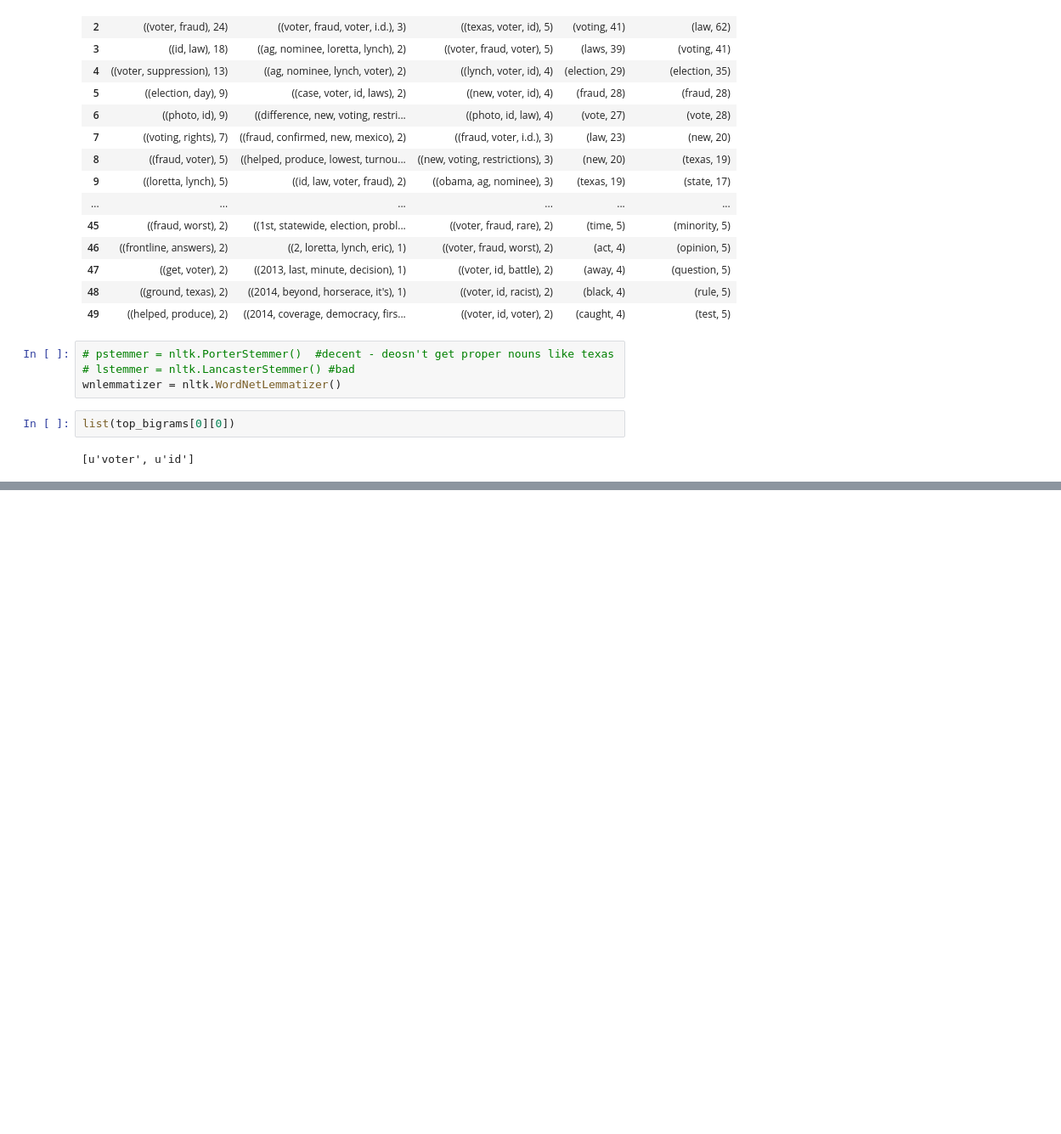
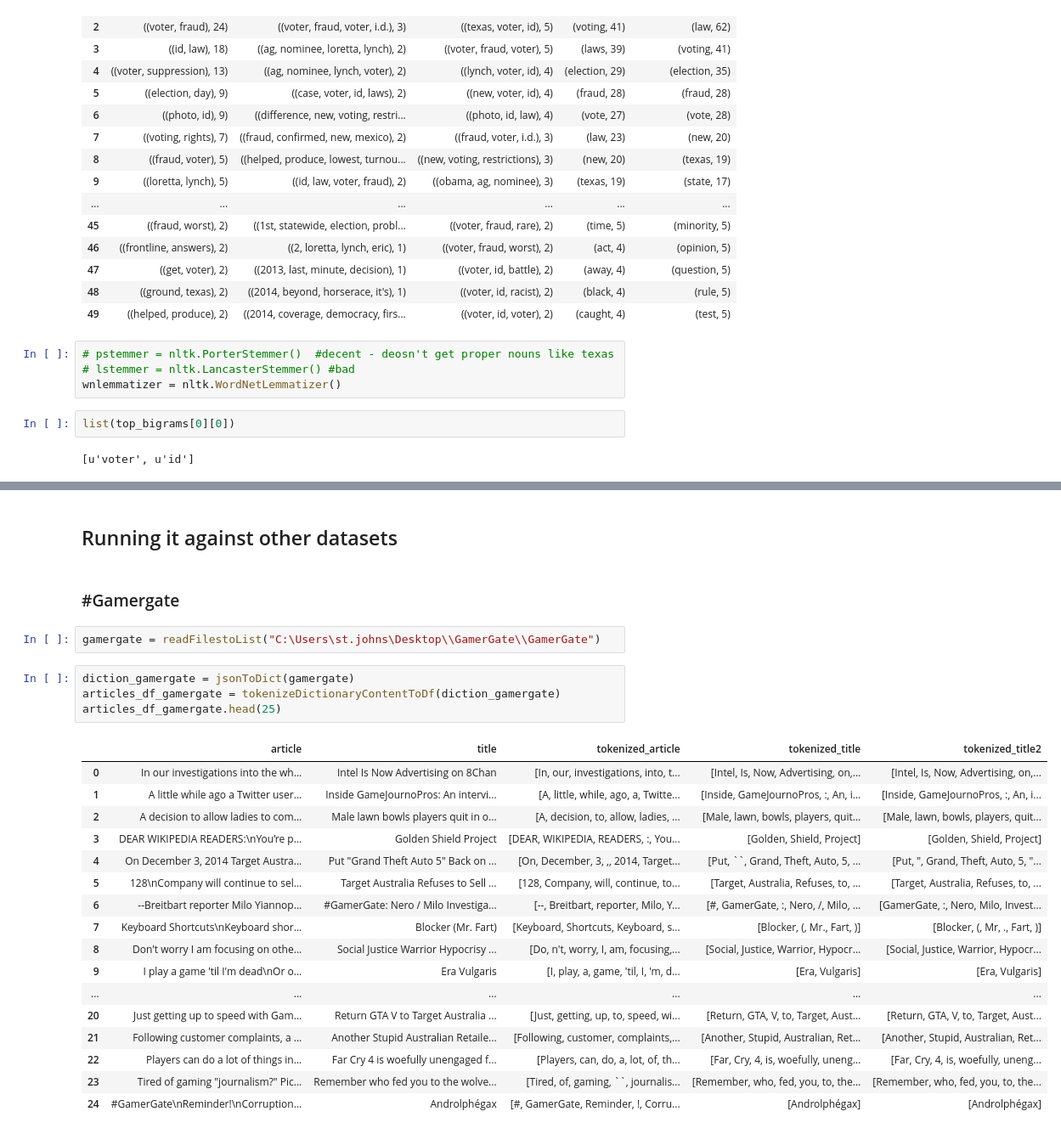
Before and after one commit to Anand-/nlp2014_final, a Jupyter notebook: Twitter Summarization.ipynb, the cells around one changed output, grey strips where cells are left out. Shown at 85% size. Saved outputs shown, nothing was run; the diff lists cells and outputs as text; blank space fills up the shorter version.

```diff
--- a/Twitter Summarization.ipynb
+++ b/Twitter Summarization.ipynb
@@ -318,0 +410,28 @@ for item in  finallist.items():
+# %% [markdown]
+## Running it against other datasets
+# %% [markdown]
+### #Gamergate
+# %%
+gamergate = readFilestoList("C:\Users\st.johns\Desktop\\GamerGate\\GamerGate")
+# %%
+diction_gamergate = jsonToDict(gamergate)
+articles_df_gamergate = tokenizeDictionaryContentToDf(diction_gamergate)
+articles_df_gamergate.head(25)
+# %% [output]
+|  | article | title | tokenized_article | tokenized_title | tokenized_title2 |
+| 0 | In our investigations into the wh... | Intel Is Now Advertising on 8Chan | [In, our, investigations, into, t... | [Intel, Is, Now, Advertising, on,... | [Intel, Is, Now, Advertising, on,... |
+| 1 | A little while ago a Twitter user... | Inside GameJournoPros: An intervi... | [A, little, while, ago, a, Twitte... | [Inside, GameJournoPros, :, An, i... | [Inside, GameJournoPros, :, An, i... |
+| 2 | A decision to allow ladies to com... | Male lawn bowls players quit in o... | [A, decision, to, allow, ladies, ... | [Male, lawn, bowls, players, quit... | [Male, lawn, bowls, players, quit... |
+| 3 | DEAR WIKIPEDIA READERS:\nYou’re p... | Golden Shield Project | [DEAR, WIKIPEDIA, READERS, :, You... | [Golden, Shield, Project] | [Golden, Shield, Project] |
+| 4 | On December 3, 2014 Target Austra... | Put "Grand Theft Auto 5" Back on ... | [On, December, 3, ,, 2014, Target... | [Put, ``, Grand, Theft, Auto, 5, ... | [Put, ", Grand, Theft, Auto, 5, "... |
+| 5 | 128\nCompany will continue to sel... | Target Australia Refuses to Sell ... | [128, Company, will, continue, to... | [Target, Australia, Refuses, to, ... | [Target, Australia, Refuses, to, ... |
+| 6 | --Breitbart reporter Milo Yiannop... | #GamerGate: Nero / Milo Investiga... | [--, Breitbart, reporter, Milo, Y... | [#, GamerGate, :, Nero, /, Milo, ... | [GamerGate, :, Nero, Milo, Invest... |
+| 7 | Keyboard Shortcuts\nKeyboard shor... | Blocker (Mr. Fart) | [Keyboard, Shortcuts, Keyboard, s... | [Blocker, (, Mr., Fart, )] | [Blocker, (, Mr, ., Fart, )] |
+| 8 | Don't worry I am focusing on othe... | Social Justice Warrior Hypocrisy ... | [Do, n't, worry, I, am, focusing,... | [Social, Justice, Warrior, Hypocr... | [Social, Justice, Warrior, Hypocr... |
+| 9 | I play a game 'til I'm dead\nOr o... | Era Vulgaris | [I, play, a, game, 'til, I, 'm, d... | [Era, Vulgaris] | [Era, Vulgaris] |
+| ... | ... | ... | ... | ... | ... |
+| 20 | Just getting up to speed with Gam... | Return GTA V to Target Australia ... | [Just, getting, up, to, speed, wi... | [Return, GTA, V, to, Target, Aust... | [Return, GTA, V, to, Target, Aust... |
+| 21 | Following customer complaints, a ... | Another Stupid Australian Retaile... | [Following, customer, complaints,... | [Another, Stupid, Australian, Ret... | [Another, Stupid, Australian, Ret... |
+| 22 | Players can do a lot of things in... | Far Cry 4 is woefully unengaged f... | [Players, can, do, a, lot, of, th... | [Far, Cry, 4, is, woefully, uneng... | [Far, Cry, 4, is, woefully, uneng... |
+| 23 | Tired of gaming "journalism?" Pic... | Remember who fed you to the wolve... | [Tired, of, gaming, ``, journalis... | [Remember, who, fed, you, to, the... | [Remember, who, fed, you, to, the... |
+| 24 | #GamerGate\nReminder!\nCorruption... | Androlphégax | [#, GamerGate, Reminder, !, Corru... | [Androlphégax] | [Androlphégax] |
```
Also changed, not shown: parts of 22 cells of this notebook.
